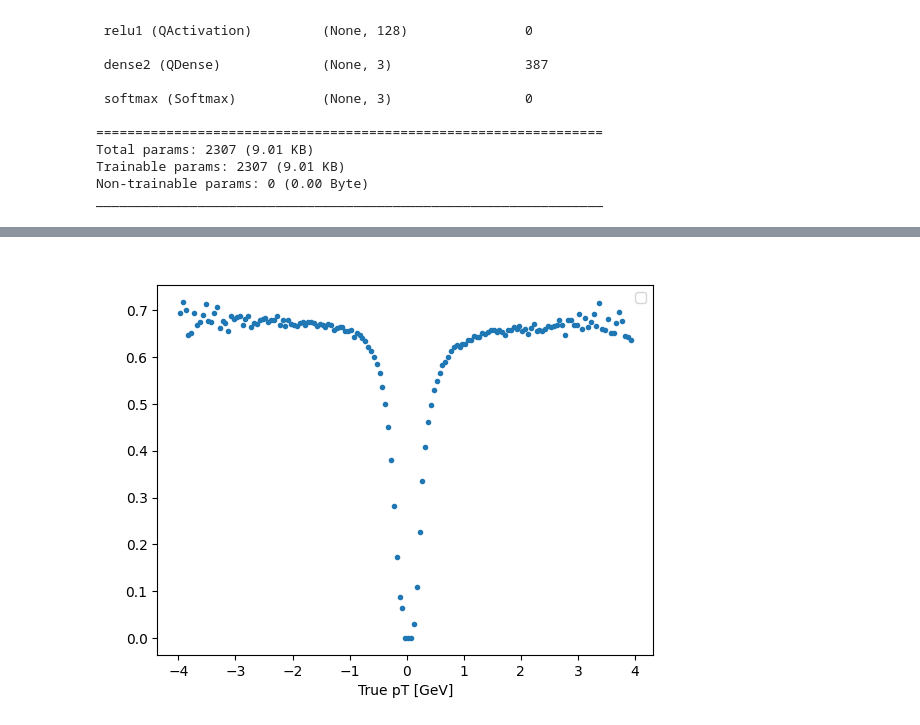
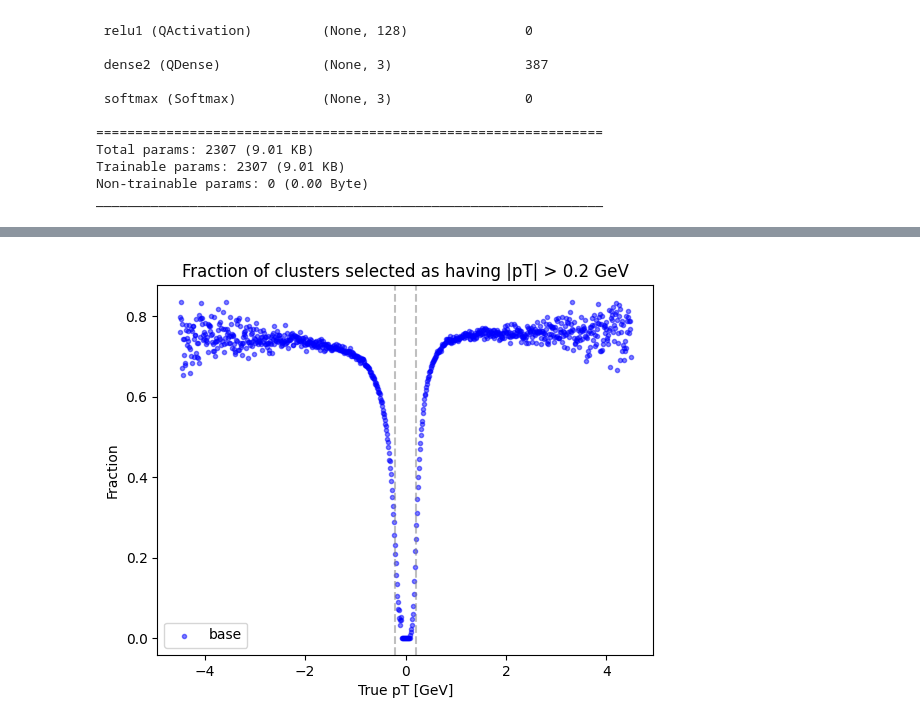
Before and after one commit to hftsoi/smart-pixels, a Jupyter notebook: smart_pixels.ipynb, the cells around one changed output, grey strips where cells are left out. Saved outputs shown, nothing was run; the diff lists cells and outputs as text; code cells hidden in the pictures.

Commit message:
update eff plot

```diff
--- a/smart_pixels.ipynb
+++ b/smart_pixels.ipynb
@@ -245,0 +211,16 @@ X_test = scaler.transform(X_test)
+# %%
+X_train = np.load('X_train.npy', mmap_mode='r')
+X_val = np.load('X_val.npy', mmap_mode='r')
+X_test = np.load('X_test.npy', mmap_mode='r')
+Y_train = np.load('Y_train.npy', mmap_mode='r')
+Y_val = np.load('Y_val.npy', mmap_mode='r')
+Y_test = np.load('Y_test.npy', mmap_mode='r')
+pt_truth_test = np.load('pt_truth_test.npy', mmap_mode='r')
+
+print('X_train shape: ' + str(X_train.shape))
+print('X_val   shape: ' + str(X_val.shape))
+print('X_test  shape: ' + str(X_test.shape))
+print('Y_train shape: ' + str(Y_train.shape))
+print('Y_val   shape: ' + str(Y_val.shape))
+print('Y_test  shape: ' + str(Y_test.shape))
+print('pt_truth_test  shape: ' + str(pt_truth_test.shape))
@@ -246,8 +235,8 @@ X_test = scaler.transform(X_test)
 # %% [markdown]
 ## model
 # %%
-quantizer = quantized_bits(4, 0, alpha=1)
-quantized_relu = 'quantized_relu(4, 0)'
+quantizer = quantized_bits(6, 0, alpha=1)
+quantized_relu = 'quantized_relu(6, 0)'
 
 x_input = keras.Input(shape=(14,), name='input')
 
@@ -259,7 +248,7 @@ x = layers.Softmax(name='softmax')(x)
 
 model = keras.Model(x_input, x, name='model')
 
-model.compile(optimizer=tf.keras.optimizers.legacy.Adam(learning_rate=0.005),
+model.compile(optimizer=tf.keras.optimizers.legacy.Adam(learning_rate=0.001),
               loss='categorical_crossentropy', metrics = ['accuracy'])
 model.summary()
 # %% [output]
@@ -342,22 +331,26 @@ plot_roc(Y_test, Y_pred, ['Low pT (pos)','Low pT (neg)','High pT'])
 # %%
-custom_bins = np.arange(-4, 4, 0.05)
+custom_bins = np.arange(-4.5, 4.5, 0.01)
 bin_centers = 0.5 * (custom_bins[:-1] + custom_bins[1:])
 
 indices_001 = np.argmax(Y_pred, axis=1) == 2
 
 total_counts, _ = np.histogram(pt_truth_test, bins=custom_bins)
 class_001_counts, _ = np.histogram(pt_truth_test[indices_001], bins=custom_bins)
 
 proportions = class_001_counts / total_counts
 proportions = np.nan_to_num(proportions)
 
-plt.scatter(bin_centers, proportions, marker='.')
+plt.scatter(bin_centers, proportions, marker='.', label='base', alpha=0.5, color='blue')
+plt.axvline(x=0.2, color='grey', linestyle='--', alpha=0.5)
+plt.axvline(x=-0.2, color='grey', linestyle='--', alpha=0.5)
+
+plt.legend(fontsize=10)
 plt.xlabel('True pT [GeV]')
-plt.ylabel(' ')
-plt.title(' ')
+plt.ylabel('Fraction')
+plt.title('Fraction of clusters selected as having |pT| > 0.2 GeV')
 #plt.yscale('log')
 #plt.ylim(0.01, 1)
 plt.legend()
 plt.show()
 # %% [output]
-[figure, old version]
+[figure, new version]
```
Also changed, not shown: parts of 13 cells of this notebook.
